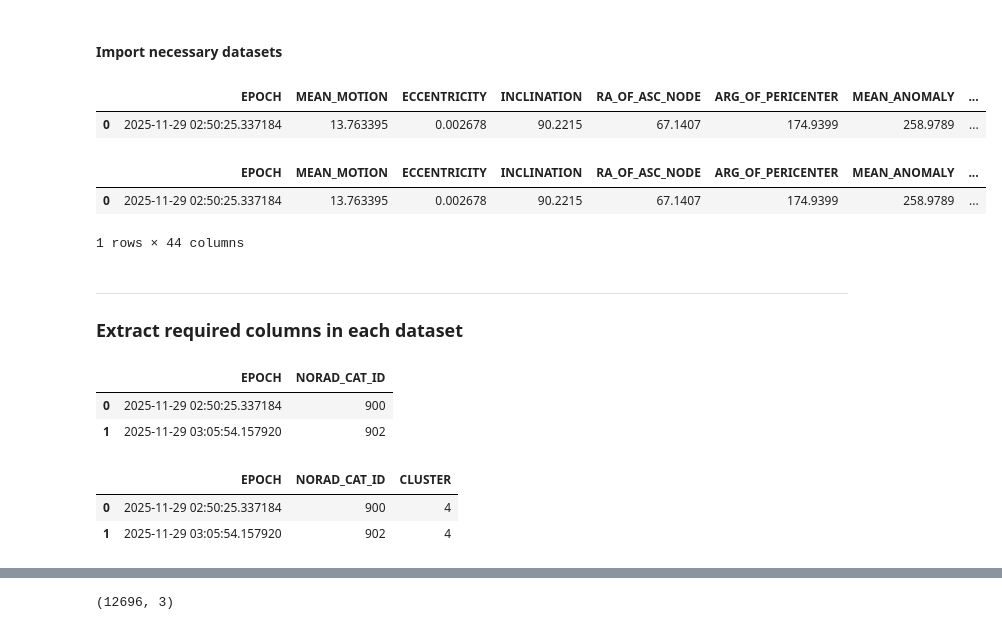
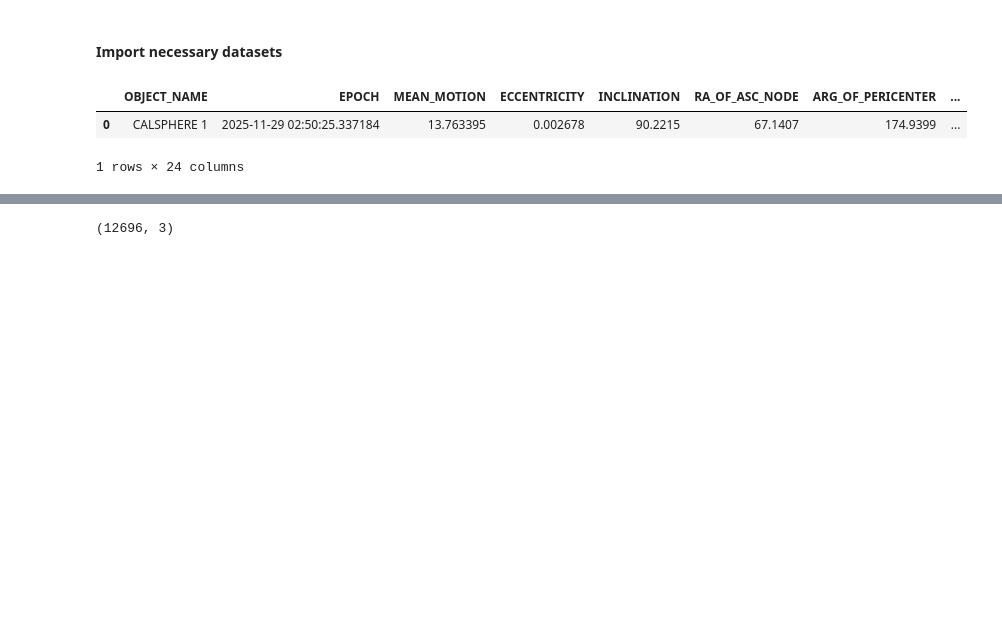
Before and after one commit to Sushrut2007/SpaceDebrisRadar.AI, a Jupyter notebook: notebooks/07_forecasting.ipynb, the cells around one changed output, grey strips where cells are left out. Drawn from its saved outputs; the diff is of its cells as text; code cells hidden in the pictures; blank space fills up the shorter version.

```diff
--- a/notebooks/07_forecasting.ipynb
+++ b/notebooks/07_forecasting.ipynb
@@ -37,21 +37,10 @@ import seaborn as sns
 # %% [markdown]
 #### Import necessary datasets
 # %%
-cleaned_df = pd.read_csv('../data/03_engineered/satellites_engineered.csv')
-
-# Any of the scaled / unscaled K means O/P DF can be used
-clustered_df = pd.read_csv('../data/05_labeled/satellites_unscaled_labeled.csv')
+df = pd.read_csv('../data/06_streamlit_ready/anomaly_clustered.csv')
 # %%
-cleaned_df.head(1)
+df.head(1)
 # %% [output]
-|  | EPOCH | MEAN_MOTION | ECCENTRICITY | INCLINATION | RA_OF_ASC_NODE | ARG_OF_PERICENTER | MEAN_ANOMALY | ... |
-| 0 | 2025-11-29 02:50:25.337184 | 13.763395 | 0.002678 | 90.2215 | 67.1407 | 174.9399 | 258.9789 | ... |
+|  | OBJECT_NAME | EPOCH | MEAN_MOTION | ECCENTRICITY | INCLINATION | RA_OF_ASC_NODE | ARG_OF_PERICENTER | ... |
+| 0 | CALSPHERE 1 | 2025-11-29 02:50:25.337184 | 13.763395 | 0.002678 | 90.2215 | 67.1407 | 174.9399 | ... |
+1 rows × 24 columns
-# %%
-clustered_df.head(1)
-# %% [output]
-|  | EPOCH | MEAN_MOTION | ECCENTRICITY | INCLINATION | RA_OF_ASC_NODE | ARG_OF_PERICENTER | MEAN_ANOMALY | ... |
-| 0 | 2025-11-29 02:50:25.337184 | 13.763395 | 0.002678 | 90.2215 | 67.1407 | 174.9399 | 258.9789 | ... |
-1 rows × 44 columns
-# %% [markdown]
----
-### Extract required columns in each dataset
@@ -61,14 +47,2 @@ clustered_df = clustered_df[['EPOCH', 'NORAD_CAT_ID', 'CLUSTER']]
-# %%
-cleaned_df.head(2)
-# %% [output]
-|  | EPOCH | NORAD_CAT_ID |
-| 0 | 2025-11-29 02:50:25.337184 | 900 |
-| 1 | 2025-11-29 03:05:54.157920 | 902 |
-# %%
-clustered_df.head(2)
-# %% [output]
-|  | EPOCH | NORAD_CAT_ID | CLUSTER |
-| 0 | 2025-11-29 02:50:25.337184 | 900 | 4 |
-| 1 | 2025-11-29 03:05:54.157920 | 902 | 4 |
 # %% [markdown]
 ---
```
Also changed, not shown: parts of 19 cells of this notebook.
